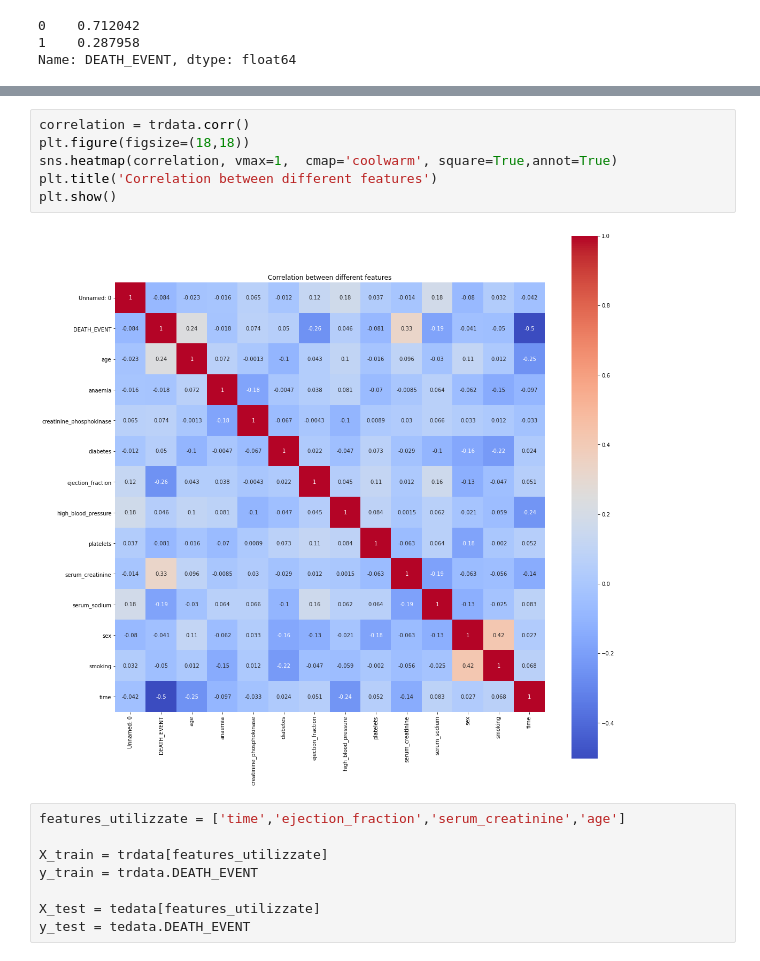
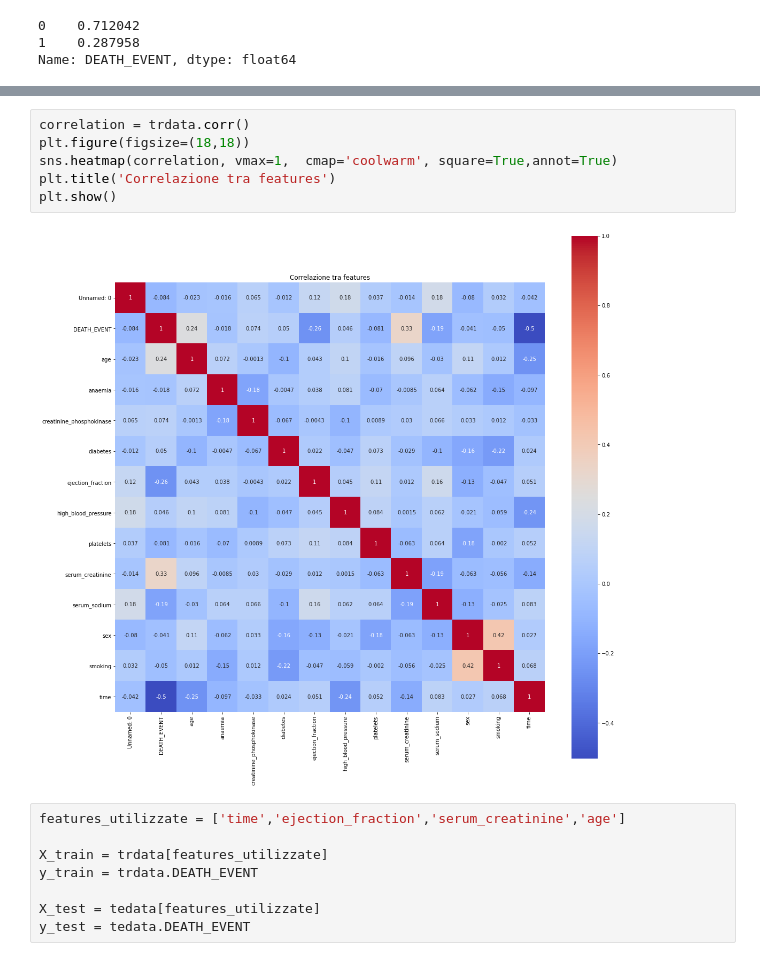
Before and after one commit to massudavide/esame_ia_settembre-1, a Jupyter notebook: notebook_training.ipynb, the cells around one changed output, grey strips where cells are left out. Drawn from its saved outputs; the diff is of its cells as text.

```diff
--- a/notebook_training.ipynb
+++ b/notebook_training.ipynb
@@ -97,11 +96,11 @@ Ciò quindi ci ha lasciato con le feature: <b>
 # %%
 correlation = trdata.corr()
 plt.figure(figsize=(18,18))
 sns.heatmap(correlation, vmax=1,  cmap='coolwarm', square=True,annot=True)
-plt.title('Correlation between different features')
+plt.title('Correlazione tra features')
 plt.show()
 # %% [output]
-[figure, old version]
+[figure, new version]
 # %%
 features_utilizzate = ['time','ejection_fraction','serum_creatinine','age']
 
```
Also changed, not shown: parts of 5 cells of this notebook.
